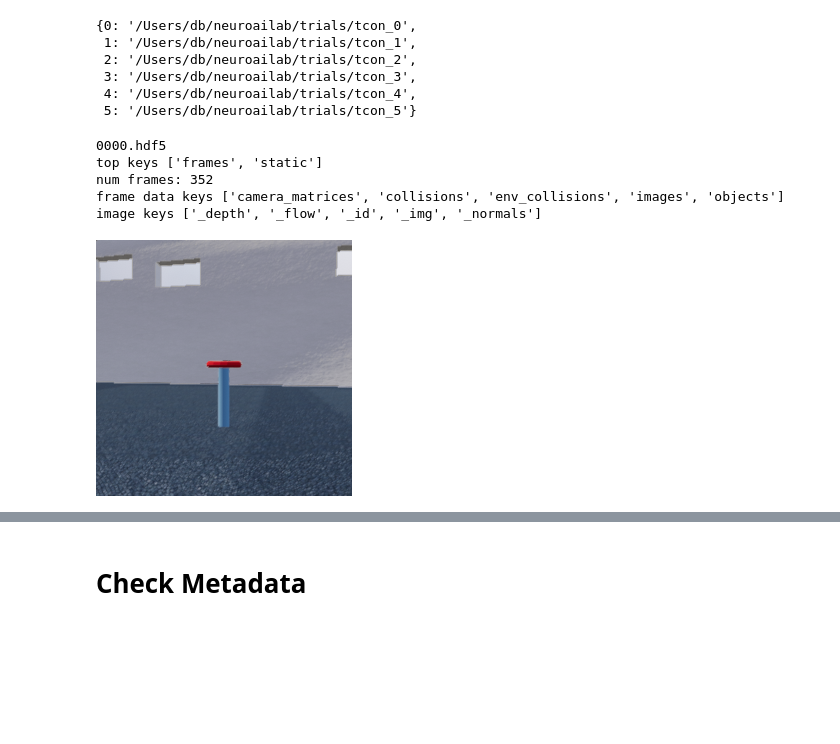
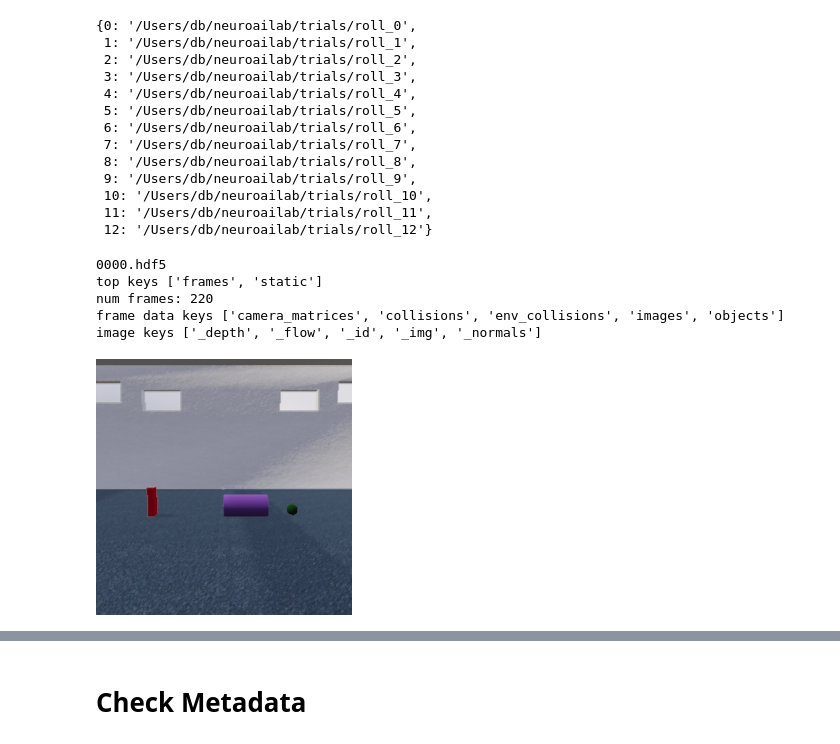
Before and after one commit to alters-mit/tdw_physics, a Jupyter notebook: notebooks/Dominoes_db011921.ipynb, the cells around one changed output, grey strips where cells are left out. Saved outputs shown, nothing was run; the diff lists cells and outputs as text; code cells hidden in the pictures; blank space fills up the shorter version.

```diff
--- a/notebooks/Dominoes_db011921.ipynb
+++ b/notebooks/Dominoes_db011921.ipynb
@@ -9,44 +9,51 @@ import io
 import pickle
 from collections import OrderedDict
 # %%
-dirstem = os.path.join(os.path.expanduser('~'), 'neuroailab', 'trials', 'tcon_*')
+dirstem = os.path.join(os.path.expanduser('~'), 'neuroailab', 'trials', 'roll_*')
 trials = sorted(glob.glob(dirstem), key=lambda t: int(t.split('_')[-1]))
 trials = {int(trial.split('_')[-1]): trial for trial in trials}
 trials
 # %% [output]
-{0: '/Users/db/neuroailab/trials/tcon_0',
- 1: '/Users/db/neuroailab/trials/tcon_1',
- 2: '/Users/db/neuroailab/trials/tcon_2',
- 3: '/Users/db/neuroailab/trials/tcon_3',
- 4: '/Users/db/neuroailab/trials/tcon_4',
- 5: '/Users/db/neuroailab/trials/tcon_5'}
+{0: '/Users/db/neuroailab/trials/roll_0',
+ 1: '/Users/db/neuroailab/trials/roll_1',
+ 2: '/Users/db/neuroailab/trials/roll_2',
+ 3: '/Users/db/neuroailab/trials/roll_3',
+ 4: '/Users/db/neuroailab/trials/roll_4',
+ 5: '/Users/db/neuroailab/trials/roll_5',
+ 6: '/Users/db/neuroailab/trials/roll_6',
+ 7: '/Users/db/neuroailab/trials/roll_7',
+ 8: '/Users/db/neuroailab/trials/roll_8',
+ 9: '/Users/db/neuroailab/trials/roll_9',
+ 10: '/Users/db/neuroailab/trials/roll_10',
+ 11: '/Users/db/neuroailab/trials/roll_11',
+ 12: '/Users/db/neuroailab/trials/roll_12'}
 # %%
-TDW_DIR = trials[5]
+TDW_DIR = trials[12]
 TNUM = 0
 FILE = "%04d.hdf5" % TNUM
 print(FILE)
 view_frame = 0
 f = h5py.File(os.path.join(TDW_DIR, FILE))
 
 # print the data structure
 print("top keys", [k for k in f.keys()])
 frames = f['frames']
 n_frames = len([k for k in frames.keys()])
 print("num frames: {}".format(n_frames))
 view_frame = np.minimum(view_frame, n_frames - 1)
 frame = frames["%04d" % (view_frame)]
 print("frame data keys", [k for k in frame.keys()])
 img = frame['images']
 print("image keys", [k for k in img.keys()])
 _img = Image.open(io.BytesIO(img["_img"][:]))
 _img
 # %% [output]
 0000.hdf5
 top keys ['frames', 'static']
-num frames: 352
+num frames: 220
 frame data keys ['camera_matrices', 'collisions', 'env_collisions', 'images', 'objects']
 image keys ['_depth', '_flow', '_id', '_img', '_normals']
-[figure, old version]
+[figure, new version]
 # %%
 %matplotlib nbagg
 SAVE = True
```
Also changed, not shown: 1 other file.
